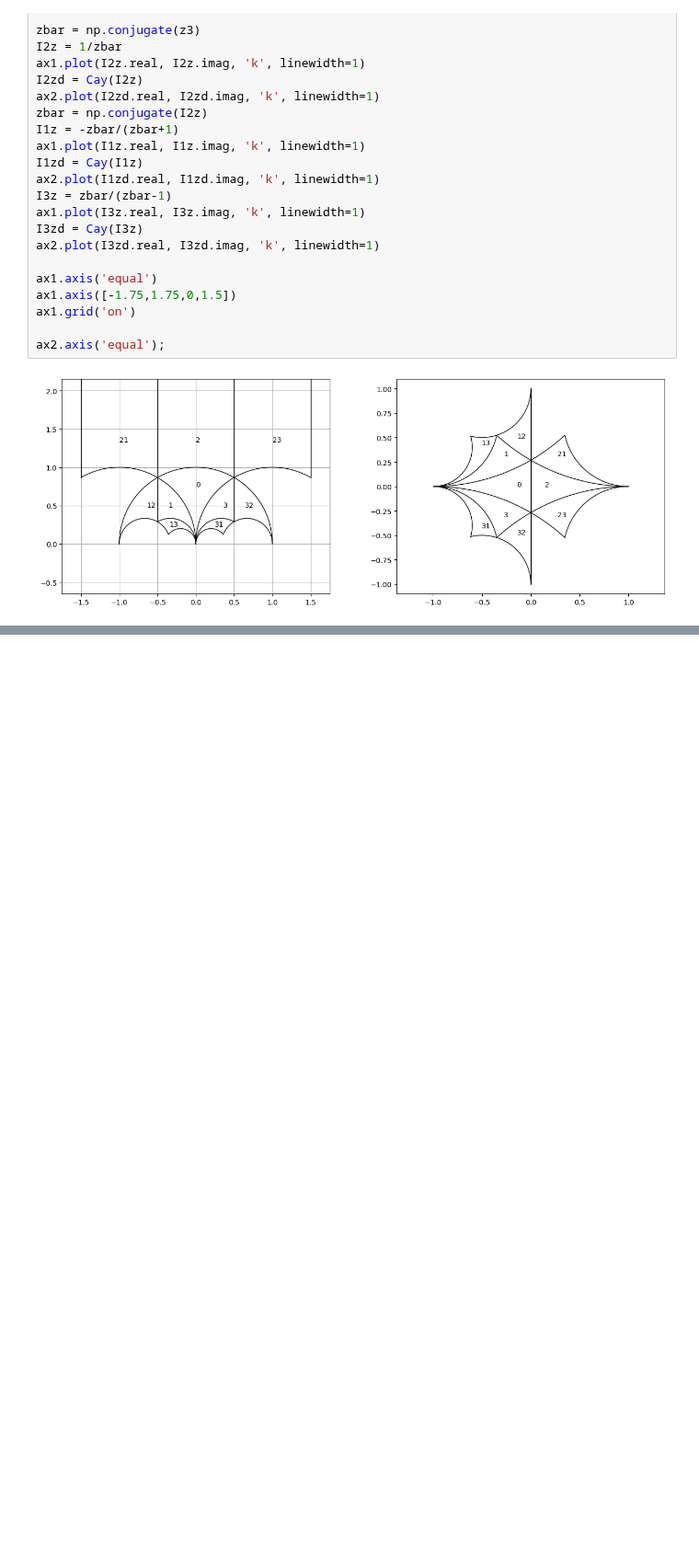
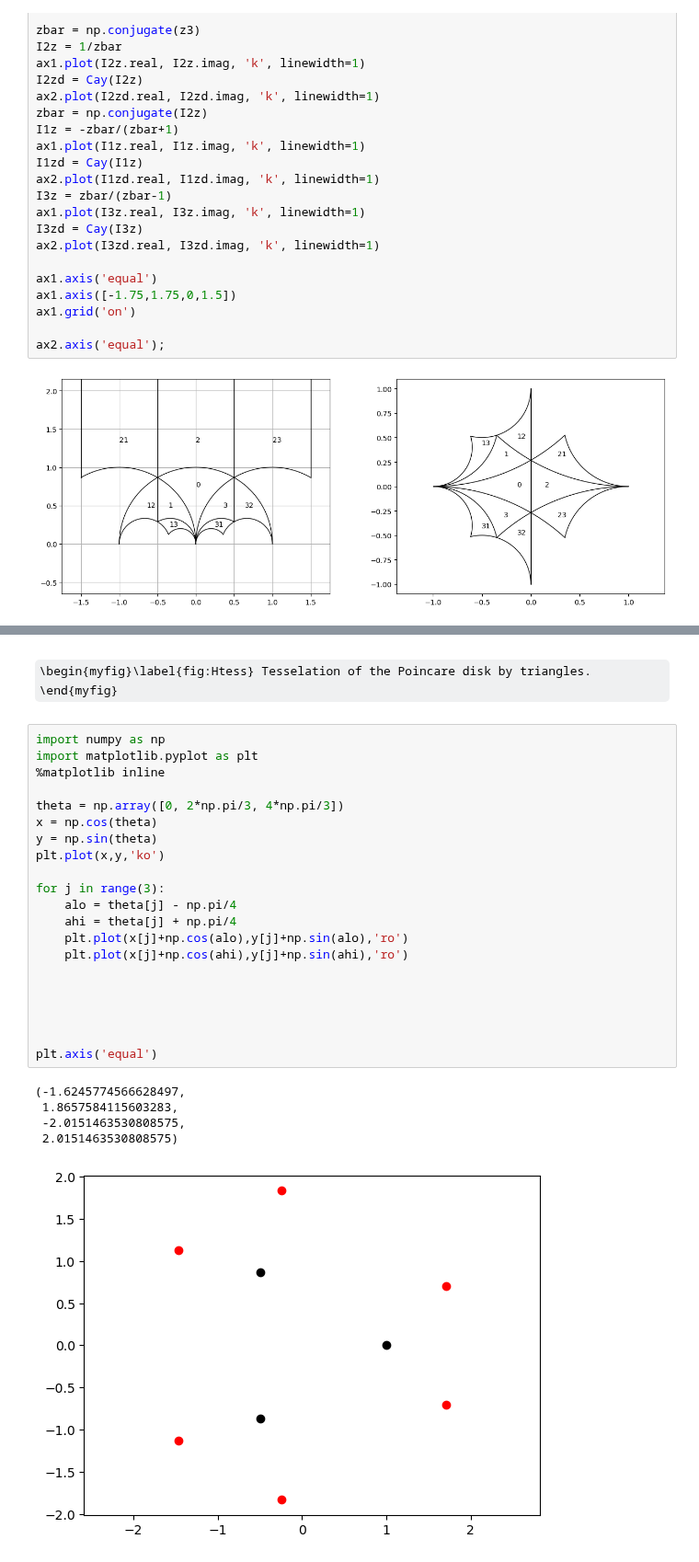
Before and after one commit to steve-cox-LA/JLA, a Jupyter notebook: 1. Transformations of the Plane/1.7 The Hyperbolic Plane.ipynb, the cells around one changed output, grey strips where cells are left out. Shown at 92% size. Cells and saved outputs as stored; diff of their text form; some formulas as TeX source; blank space fills up the shorter version.

```diff
--- a/1. Transformations of the Plane/1.7 The Hyperbolic Plane.ipynb
+++ b/1. Transformations of the Plane/1.7 The Hyperbolic Plane.ipynb
@@ -761,0 +868,29 @@ ax2.axis('equal');
+# %% [markdown]
+\begin{myfig}\label{fig:Htess} Tesselation of the Poincare disk by triangles. \end{myfig}
+# %%
+import numpy as np
+import matplotlib.pyplot as plt
+%matplotlib inline
+
+theta = np.array([0, 2*np.pi/3, 4*np.pi/3])
+x = np.cos(theta)
+y = np.sin(theta)
+plt.plot(x,y,'ko')
+
+for j in range(3):
+    alo = theta[j] - np.pi/4
+    ahi = theta[j] + np.pi/4
+    plt.plot(x[j]+np.cos(alo),y[j]+np.sin(alo),'ro')
+    plt.plot(x[j]+np.cos(ahi),y[j]+np.sin(ahi),'ro')
+
+
+
+
+
+plt.axis('equal')
+# %% [output]
+(-1.6245774566628497,
+ 1.8657584115603283,
+ -2.0151463530808575,
+ 2.0151463530808575)
+[figure, added]
```
Also changed, not shown: parts of 2 cells of this notebook, 1 other file.
